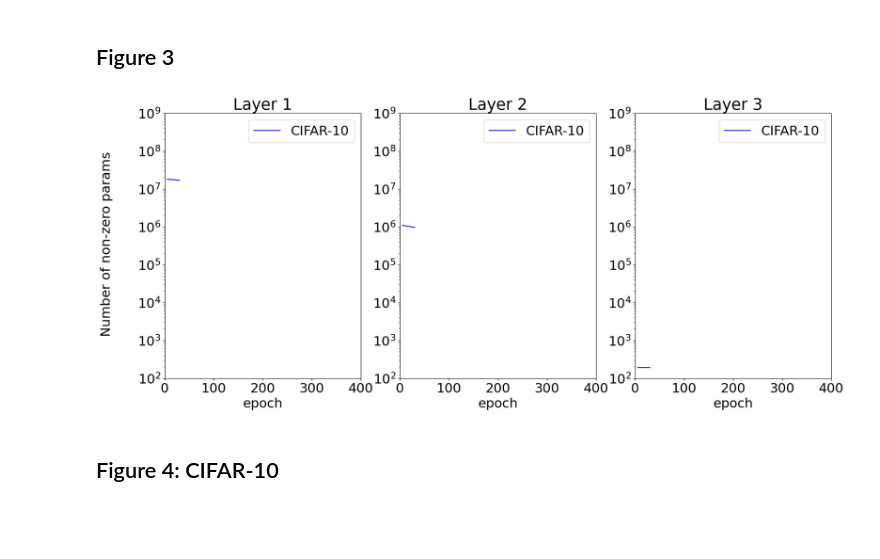
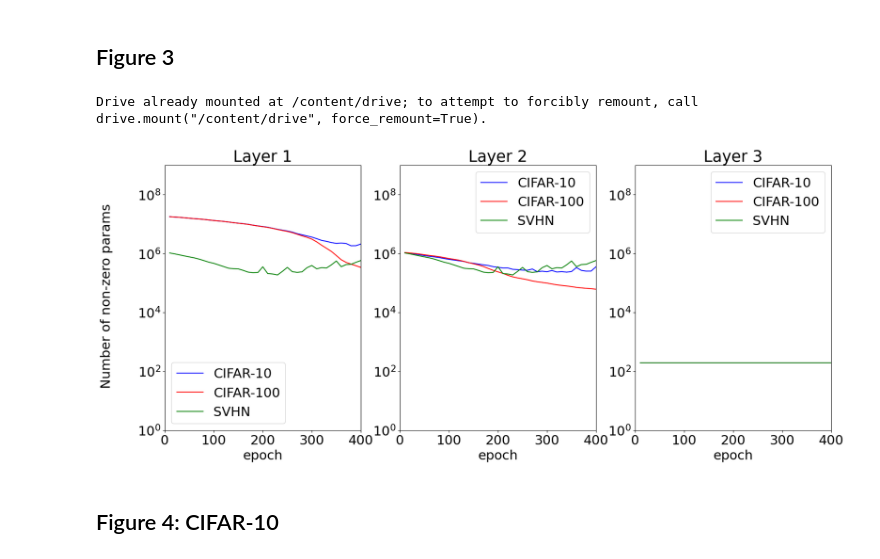
Before and after one commit to pianwan/EE411-Project, a Jupyter notebook: visualization.ipynb, the cells around one changed output. Saved outputs shown, nothing was run; the diff lists cells and outputs as text; code cells hidden in the pictures; blank space fills up the shorter version.

```diff
--- a/visualization.ipynb
+++ b/visualization.ipynb
@@ -5,43 +5,48 @@ import numpy as np
 import os
 # %% [markdown]
 ## Figure 3
+# %%
+from google.colab import drive
+drive.mount('/content/drive')
+# %% [output]
+Drive already mounted at /content/drive; to attempt to forcibly remount, call drive.mount("/content/drive", force_remount=True).
 # %%
 # Load the checkpoints
-beta_cifar10_metrics=torch.load('checkpoints/000030.ckpt', map_location=torch.device('cpu'))
-# beta_cifar100_metrics=torch.load('checkpoints/000030.ckpt', map_location=torch.device('cpu'))
-# beta_svhn_metrics=torch.load('checkpoints/ch.pt', map_location=torch.device('cpu'))
+beta_cifar10_metrics=torch.load('/content/drive/MyDrive/ColabNotebooks/checkpoints/sfc_cifar10_beta50.ckpt', map_location=torch.device('cpu'))
+beta_cifar100_metrics=torch.load('/content/drive/MyDrive/ColabNotebooks/checkpoints/sfc_cifar100_beta50.ckpt', map_location=torch.device('cpu'))
+beta_svhn_metrics=torch.load('/content/drive/MyDrive/ColabNotebooks/checkpoints/sfc_svhn_beta50.ckpt', map_location=torch.device('cpu'))
 # %%
-def plot_non_zero_counts(metrics, layer_str, ax, show_plot, label, clr ,title=None):
+def plot_non_zero_counts(metrics, layer_str, ax, show_plot, label, clr ,title):
     num_params = metrics[layer_str]
-    epoch = range(5, 35, 5)
+    epoch = range(10, 405, 10)
     ax.plot(epoch, num_params, label=label, color=clr)
     ax.legend()
     ax.set_title(title)
     ax.set_xlabel('epoch')
     ax.set_xlim([0, 400])
-    ax.set_ylim([1e2, 1e9])
+    ax.set_ylim([1, 1e9])
     ax.set_yscale('log')
     if show_plot:
         plt.show()
 # %%
 fig, axs = plt.subplots(ncols=3, figsize=(20,8))
 plt.rcParams.update({'font.size': 22})
 
 plot_non_zero_counts(beta_cifar10_metrics, 'num_params1', axs[0], False, 'CIFAR-10', 'b', 'Layer 1')
-# plot_non_zero_counts(beta_cifar100_metrics, 'num_params1', axs[0], False, 'CIFAR-100', 'o', 'Layer 1')
-# plot_non_zero_counts(beta_svhn_metrics, 'num_params2', axs[0], False, 'SVHN', 'g')
+plot_non_zero_counts(beta_cifar100_metrics, 'num_params1', axs[0], False, 'CIFAR-100', 'r', 'Layer 1')
+plot_non_zero_counts(beta_svhn_metrics, 'num_params2', axs[0], False, 'SVHN', 'g', 'Layer 1')
 plot_non_zero_counts(beta_cifar10_metrics, 'num_params2', axs[1], False, 'CIFAR-10', 'b', 'Layer 2')
-# plot_non_zero_counts(beta_cifar100_metrics, 'num_params2', axs[1], False, 'CIFAR-100', 'o', 'Layer 2')
-# plot_non_zero_counts(beta_svhn_metrics, 'num_params2', axs[1], False, 'SVHN', 'g')
+plot_non_zero_counts(beta_cifar100_metrics, 'num_params2', axs[1], False, 'CIFAR-100', 'r', 'Layer 2')
+plot_non_zero_counts(beta_svhn_metrics, 'num_params2', axs[1], False, 'SVHN', 'g', 'Layer 2')
 plot_non_zero_counts(beta_cifar10_metrics, 'num_params3', axs[2], False, 'CIFAR-10', 'b', 'Layer 3')
-# plot_non_zero_counts(beta_cifar100_metrics, 'num_params3', axs[2], False, 'CIFAR-100', 'o', 'Layer 3')
-# plot_non_zero_counts(beta_svhn_metrics, 'num_params3', axs[2], False, 'SVHN', 'g')
+plot_non_zero_counts(beta_cifar100_metrics, 'num_params3', axs[2], False, 'CIFAR-100', 'r', 'Layer 3')
+plot_non_zero_counts(beta_svhn_metrics, 'num_params3', axs[2], False, 'SVHN', 'g', 'Layer 3')
 
 fig.text(0.05, 0.5, 'Number of non-zero params', va='center', rotation='vertical')
 plt.savefig('figure_3')
 plt.show()
 # %% [output]
-[figure, old version]
+[figure, new version]
 # %% [markdown]
 ## Figure 4: CIFAR-10
 # %%
```
Also changed, not shown: parts of 9 cells of this notebook.
